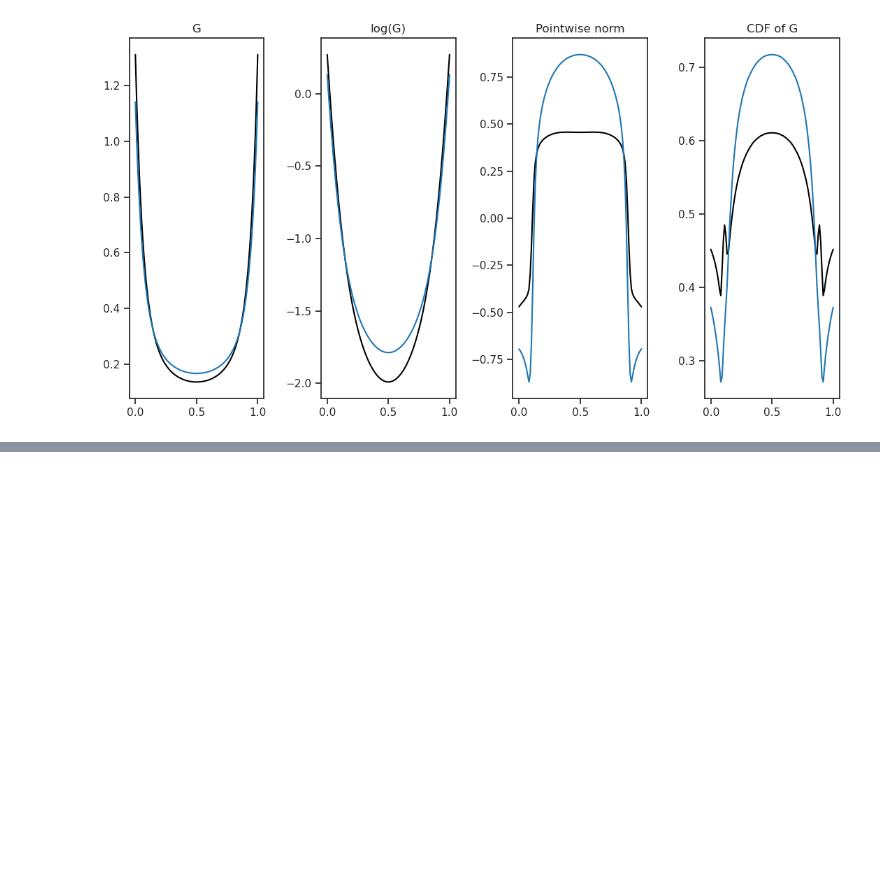
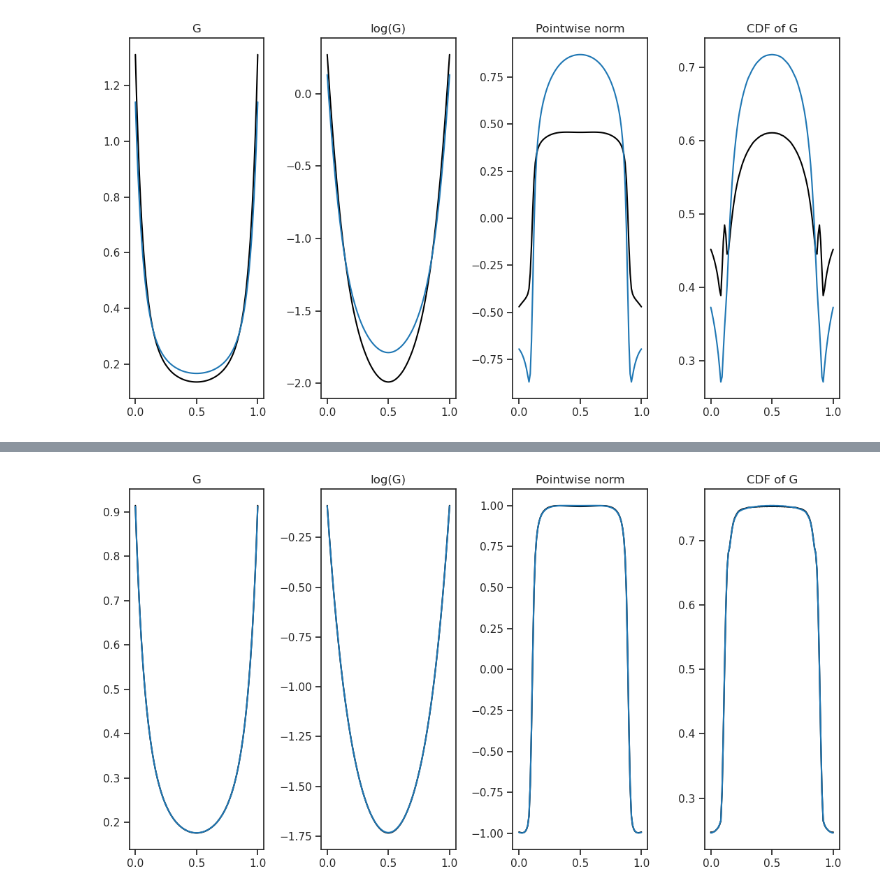
Before and after one commit to Hirshberg-Lab/transformer_latent_diffusion_4AC, a Jupyter notebook: types_of_norms.ipynb, the cells around one changed output, grey strips where cells are left out. Saved outputs shown, nothing was run; the diff lists cells and outputs as text; code cells hidden in the pictures; blank space fills up the shorter version.

```diff
--- a/types_of_norms.ipynb
+++ b/types_of_norms.ipynb
@@ -405,0 +415,4 @@ sm.plot_closest_G()
+# %%
+sm.plot_closest_G()
+# %% [output]
+[figure, added]
```
Also changed, not shown: parts of 6 cells of this notebook.
